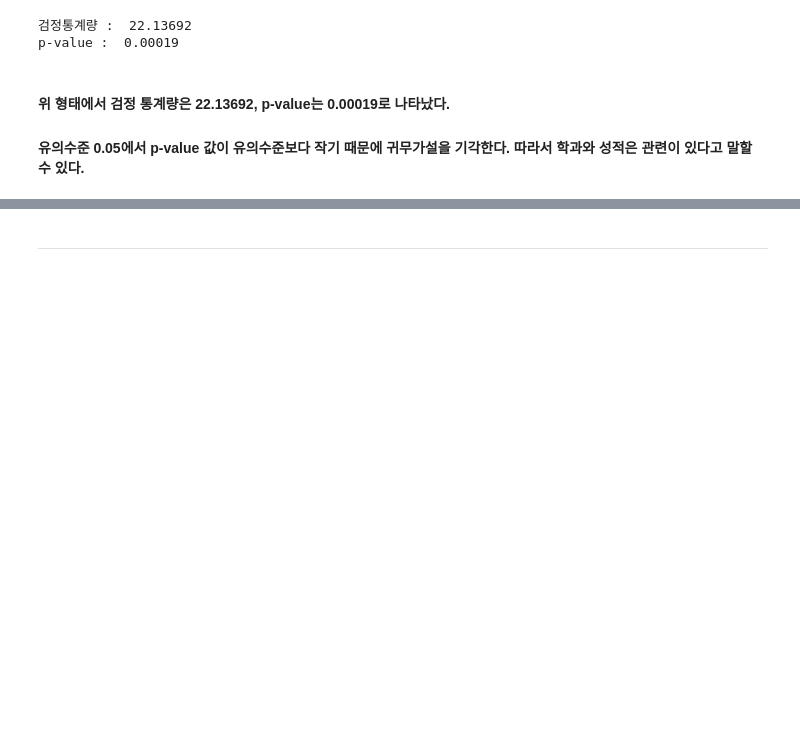
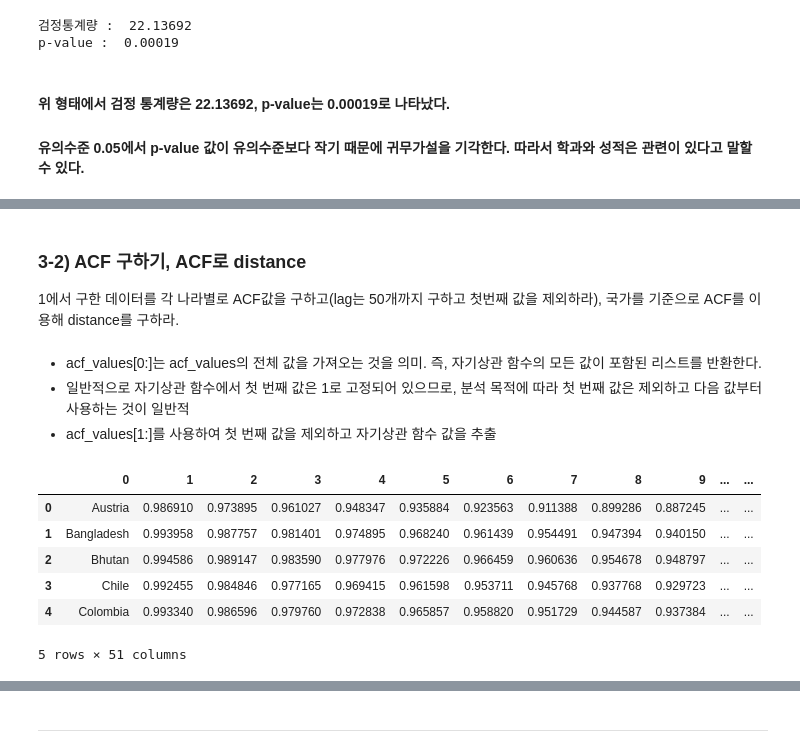
Before and after one commit to Minju-nimm/ADP, a Jupyter notebook: 기출/ADP_통계기출_24_21.ipynb, the cells around one changed output, grey strips where cells are left out. Cells and saved outputs as stored; diff of their text form; code cells hidden in the pictures; blank space fills up the shorter version.

```diff
--- a/기출/ADP_통계기출_24_21.ipynb
+++ b/기출/ADP_통계기출_24_21.ipynb
@@ -426,0 +460,11 @@ p-value :  0.00019
+# %%
+# 일자별 각 나라의 일일 확진자 수를 그룹핑하여 누적합(cumulative sum) 구하기
+problem3_cumsum = problem3.groupby(['location', 'date'])['new_cases'].sum().groupby(level=0).cumsum()
+
+# 결과 데이터프레임 생성
+problem3_result = pd.DataFrame(problem3_cumsum)
+problem3_result = problem3_result.reset_index()
+problem3_result.columns = ['location', 'date', 'cumulative_cases']
+
+# 결과 출력
+problem3_result.head()
@@ -426,0 +492,31 @@ p-value :  0.00019
+# %% [markdown]
+### 3-2) ACF 구하기, ACF로 distance
+1에서 구한 데이터를 각 나라별로 ACF값을 구하고(lag는 50개까지 구하고 첫번째 값을 제외하라), 국가를 기준으로 ACF를 이용해 distance를 구하라.
+# %% [markdown]
+- acf_values[0:]는 acf_values의 전체 값을 가져오는 것을 의미. 즉, 자기상관 함수의 모든 값이 포함된 리스트를 반환한다.
+- 일반적으로 자기상관 함수에서 첫 번째 값은 1로 고정되어 있으므로, 분석 목적에 따라 첫 번째 값은 제외하고 다음 값부터 사용하는 것이 일반적
+- acf_values[1:]를 사용하여 첫 번째 값을 제외하고 자기상관 함수 값을 추출
+# %%
+from scipy.spatial import distance
+import statsmodels.api as sm
+
+# 각 나라별 ACF 값 계산
+name = []
+
+# 해당 location에 대한 cumulative_cases 컬럼을 추출하여 시계열 데이터로 사용
+for loc in problem3_result.location.unique():
+    acf_values = sm.tsa.stattools.acf(problem3_result[problem3_result.location == loc]['cumulative_cases'],
+                                      nlags=50,
+                                      fft=False) # FFT(고속 푸리에 변환)를 사용하지 않도록 설정
+    name.append([loc] + list(acf_values[1:]))  # loc와 자기상관 함수 값인 v[1:]를 리스트로 묶어 name 리스트에 추가
+
+acf_df = pd.DataFrame(name)
+acf_df.head()
+# %% [output]
+|  | 0 | 1 | 2 | 3 | 4 | 5 | 6 | 7 | 8 | 9 | ... | ... |
+| 0 | Austria | 0.986910 | 0.973895 | 0.961027 | 0.948347 | 0.935884 | 0.923563 | 0.911388 | 0.899286 | 0.887245 | ... | ... |
+| 1 | Bangladesh | 0.993958 | 0.987757 | 0.981401 | 0.974895 | 0.968240 | 0.961439 | 0.954491 | 0.947394 | 0.940150 | ... | ... |
+| 2 | Bhutan | 0.994586 | 0.989147 | 0.983590 | 0.977976 | 0.972226 | 0.966459 | 0.960636 | 0.954678 | 0.948797 | ... | ... |
+| 3 | Chile | 0.992455 | 0.984846 | 0.977165 | 0.969415 | 0.961598 | 0.953711 | 0.945768 | 0.937768 | 0.929723 | ... | ... |
+| 4 | Colombia | 0.993340 | 0.986596 | 0.979760 | 0.972838 | 0.965857 | 0.958820 | 0.951729 | 0.944587 | 0.937384 | ... | ... |
+5 rows × 51 columns
```
Also changed, not shown: parts of 23 cells of this notebook, 3 other files.
